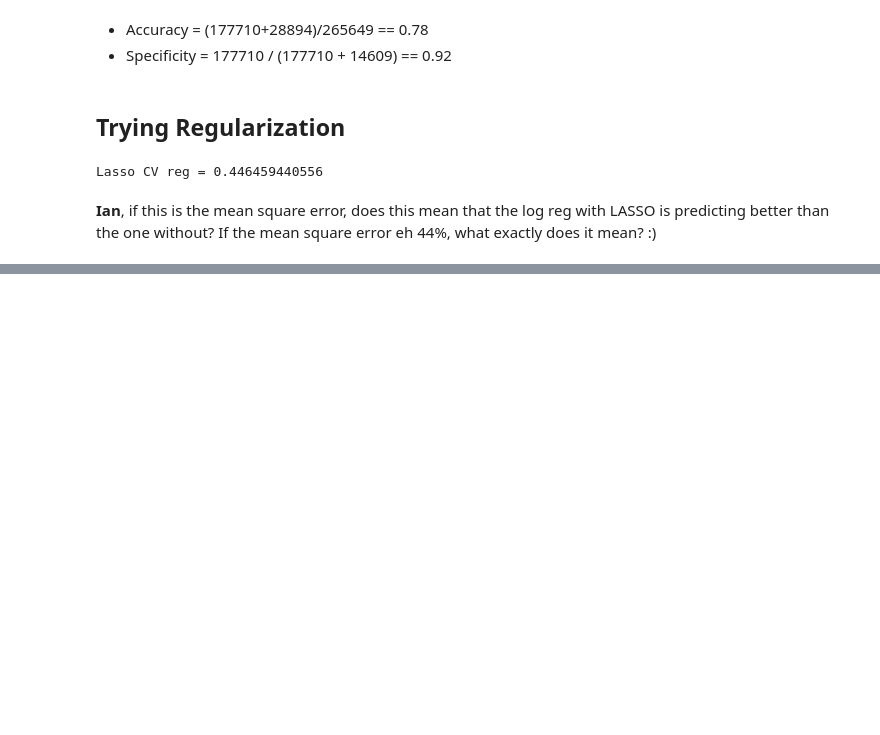
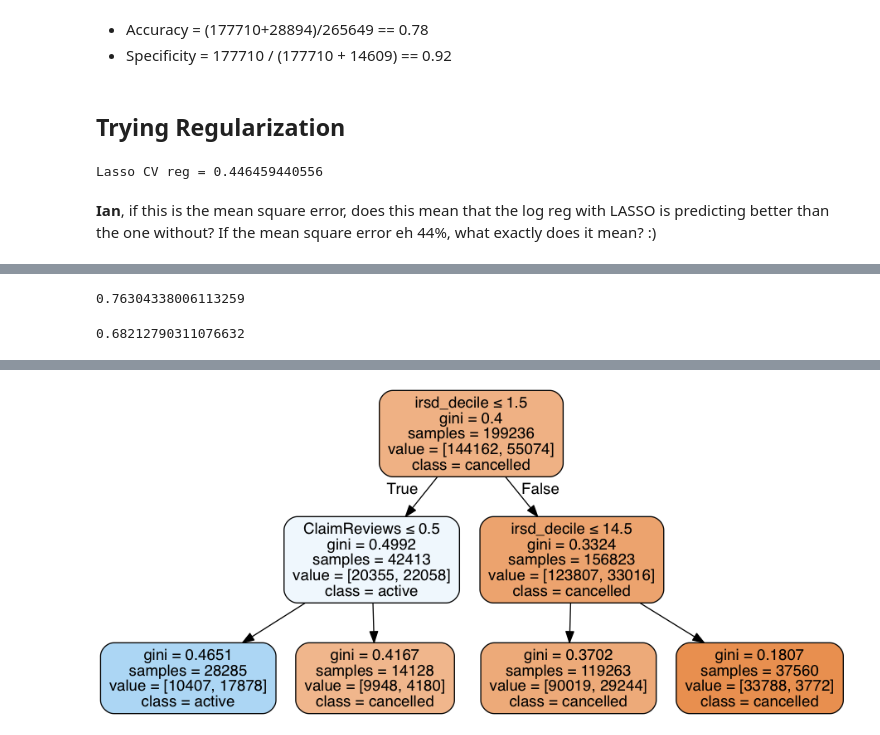
Before and after one commit to flarossler/SYDDAT4_Project-Pet-Insurance-Churn, a Jupyter notebook: Project Flavia.ipynb, the cells around one changed output, grey strips where cells are left out. Cells and saved outputs as stored; diff of their text form; code cells hidden in the pictures; blank space fills up the shorter version.

Commit message:
Added Decision Trees

```diff
--- a/Project Flavia.ipynb
+++ b/Project Flavia.ipynb
@@ -434,0 +440,11 @@ from sklearn import decomposition
+# %%
+ctree = tree.DecisionTreeClassifier(random_state=1, max_depth=2)
+
+# Fit the decision tree classifier
+ctree.fit(X_train, y_train)
+
+
+# Create a feature vector
+features = policies.columns.tolist()
+
+features
@@ -434,0 +502,43 @@ from sklearn import decomposition
+# %%
+# Make predictions on the test set
+preds = ctree.predict(X_test)
+
+# Calculate accuracy
+metrics.accuracy_score(y_test, preds)
+# %% [output]
+0.76304338006113259
+# %%
+# Confusion matrix
+pd.crosstab(y_test, preds, rownames=['actual'], colnames=['predicted'])
+
+# Make predictions on the test set using predict_proba
+probs = ctree.predict_proba(X_test)[:,1]
+
+# Calculate the AUC metric
+metrics.roc_auc_score(y_test, probs)
+
+# Decision Trees have notorouisly high variance, so what can we do
+# to better estimate the out of sample error of a high variance model?
+# %% [output]
+0.68212790311076632
+# %%
+import StringIO
+from IPython.display import Image
+import pydot
+# make sure pydot and graphviz are installed
+# if problems see here:
+# http://stackoverflow.com/questions/15951748/pydot-and-graphviz-error-couldnt-import-dot-parser-loading-of-dot-files-will/17902926#17902926
+
+dot_data = StringIO.StringIO()
+tree.export_graphviz(
+    ctree,
+    out_file=dot_data,
+    feature_names=features,
+    class_names=["cancelled","active"],
+    filled=True,
+    rounded=True,
+    special_characters=True
+)
+graph = pydot.graph_from_dot_data(dot_data.getvalue())
+Image(graph.create_png())
+# %% [output]
@@ -434,0 +562 @@ from sklearn import decomposition
+[figure, added]
```
Also changed, not shown: parts of 8 cells of this notebook.
